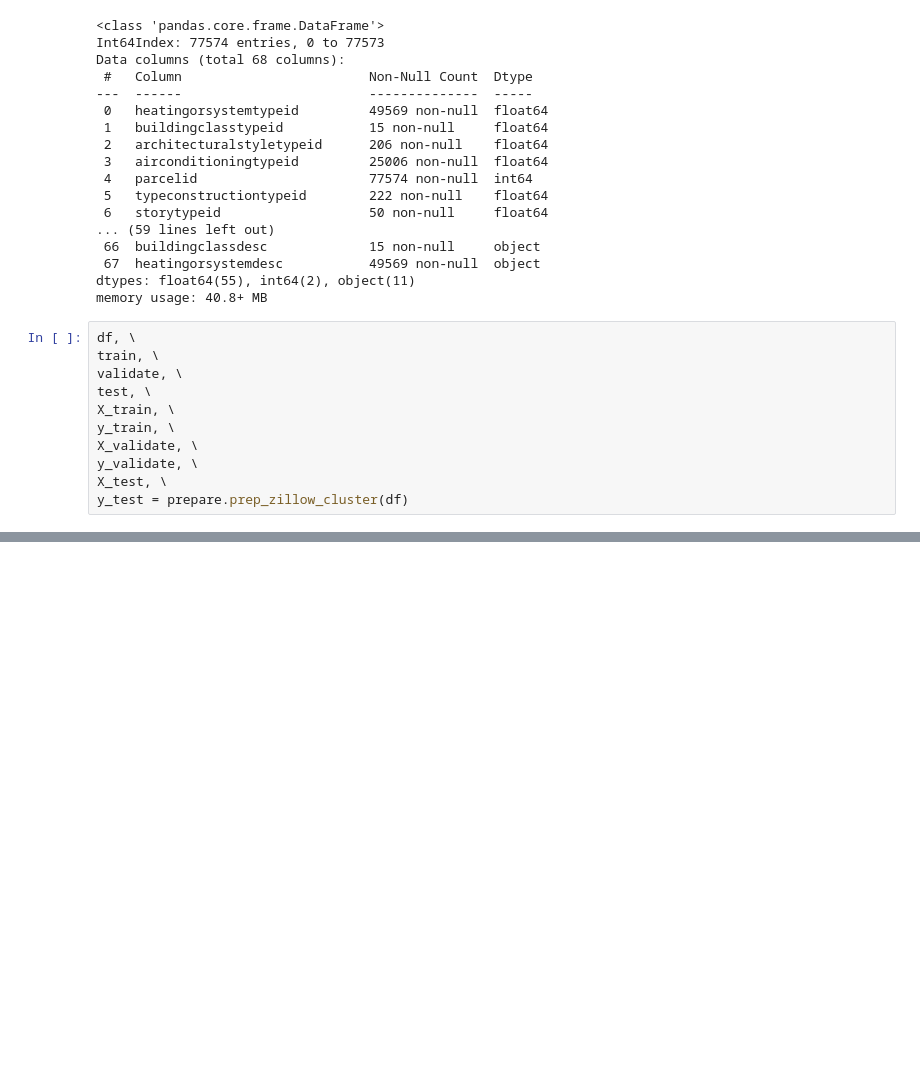
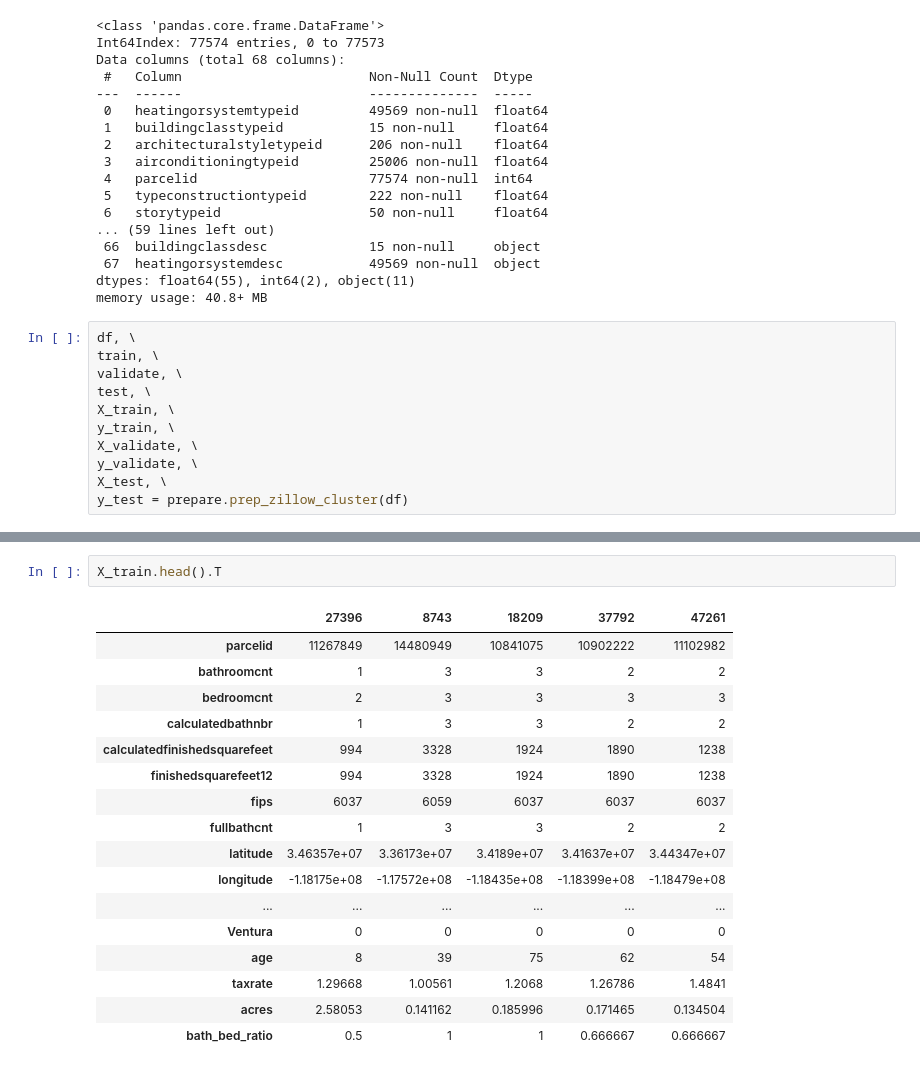
Before and after one commit to Tyler-Applegate/zillow-clustering-project, a Jupyter notebook: scratchpad.ipynb, the cells around one changed output, grey strips where cells are left out. Drawn from its saved outputs; the diff is of its cells as text; blank space fills up the shorter version.

```diff
--- a/scratchpad.ipynb
+++ b/scratchpad.ipynb
@@ -103,0 +104,20 @@ X_train.shape
+# %%
+X_train.head().T
+# %% [output]
+|  | 27396 | 8743 | 18209 | 37792 | 47261 |
+| parcelid | 11267849 | 14480949 | 10841075 | 10902222 | 11102982 |
+| bathroomcnt | 1 | 3 | 3 | 2 | 2 |
+| bedroomcnt | 2 | 3 | 3 | 3 | 3 |
+| calculatedbathnbr | 1 | 3 | 3 | 2 | 2 |
+| calculatedfinishedsquarefeet | 994 | 3328 | 1924 | 1890 | 1238 |
+| finishedsquarefeet12 | 994 | 3328 | 1924 | 1890 | 1238 |
+| fips | 6037 | 6059 | 6037 | 6037 | 6037 |
+| fullbathcnt | 1 | 3 | 3 | 2 | 2 |
+| latitude | 3.46357e+07 | 3.36173e+07 | 3.4189e+07 | 3.41637e+07 | 3.44347e+07 |
+| longitude | -1.18175e+08 | -1.17572e+08 | -1.18435e+08 | -1.18399e+08 | -1.18479e+08 |
+| ... | ... | ... | ... | ... | ... |
+| Ventura | 0 | 0 | 0 | 0 | 0 |
+| age | 8 | 39 | 75 | 62 | 54 |
+| taxrate | 1.29668 | 1.00561 | 1.2068 | 1.26786 | 1.4841 |
+| acres | 2.58053 | 0.141162 | 0.185996 | 0.171465 | 0.134504 |
+| bath_bed_ratio | 0.5 | 1 | 1 | 0.666667 | 0.666667 |
```
Also changed, not shown: parts of 5 cells of this notebook, 3 other files.
